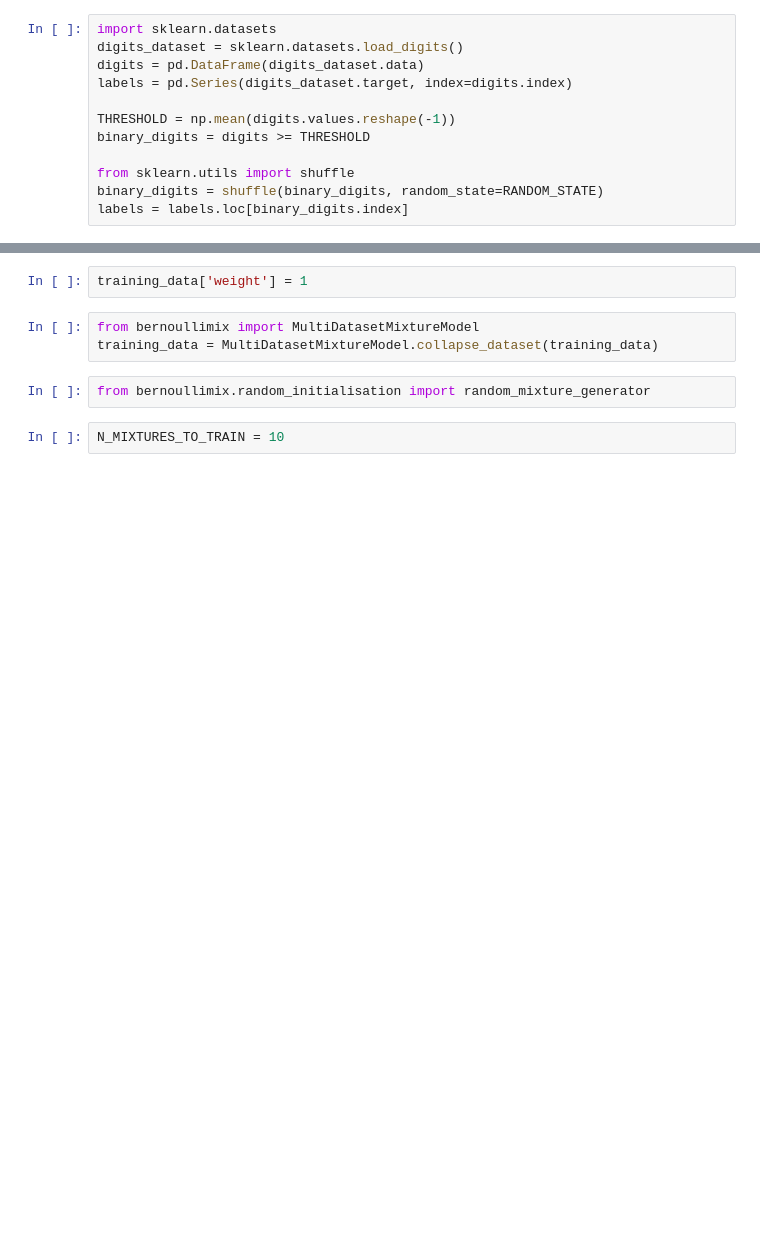
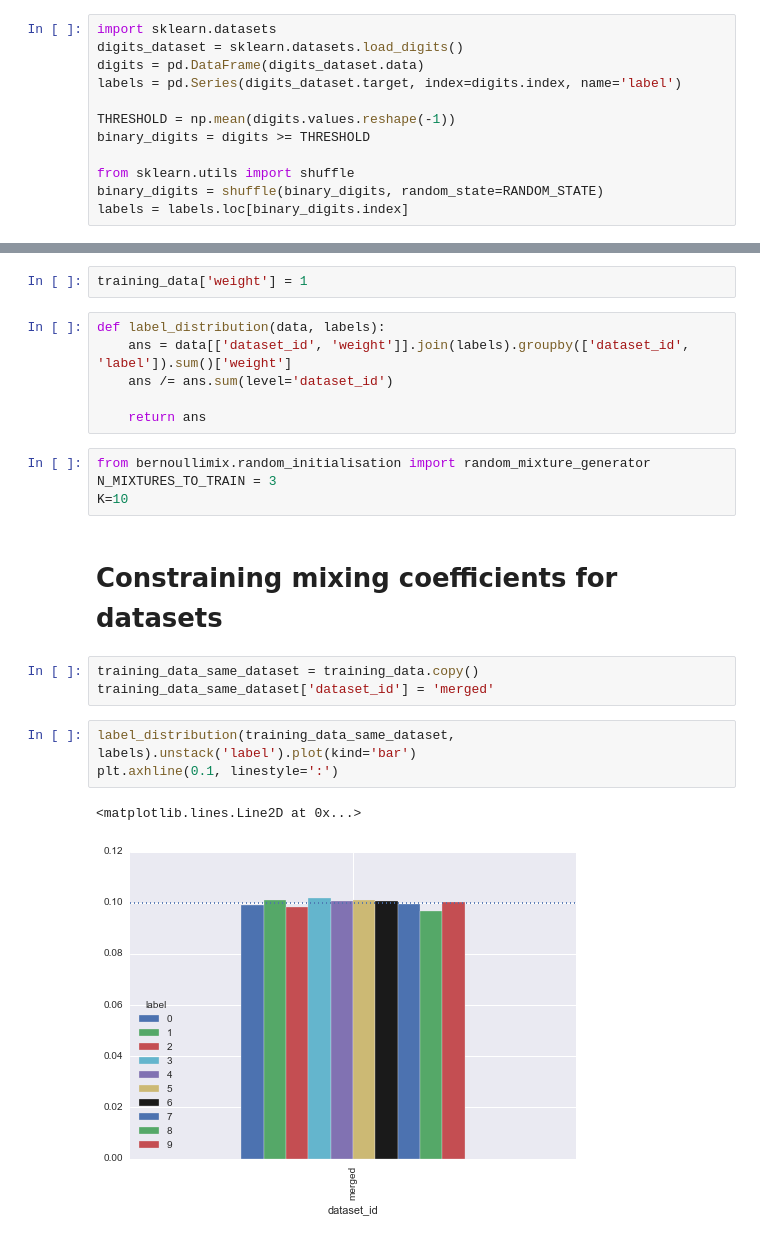
Before and after one commit to lukauskas/bernoulli-mixture-model, a Jupyter notebook: notebooks/Proof of Concept (more realistic).ipynb, the cells around one changed output, grey strips where cells are left out. Cells and saved outputs as stored; diff of their text form; blank space fills up the shorter version.

```diff
--- a/notebooks/Proof of Concept (more realistic).ipynb
+++ b/notebooks/Proof of Concept (more realistic).ipynb
@@ -10,7 +14,7 @@ RANDOM_STATE = 112
 import sklearn.datasets
 digits_dataset = sklearn.datasets.load_digits()
 digits = pd.DataFrame(digits_dataset.data)
-labels = pd.Series(digits_dataset.target, index=digits.index)
+labels = pd.Series(digits_dataset.target, index=digits.index, name='label')
 
 THRESHOLD = np.mean(digits.values.reshape(-1))
 binary_digits = digits >= THRESHOLD
@@ -45,10 +49,24 @@ even_missing['dataset_id'] = 'even_missing'
 training_data = pd.concat((up_missing, bottom_missing, even_missing))
 # %%
 training_data['weight'] = 1
-# %%
-from bernoullimix import MultiDatasetMixtureModel
-training_data = MultiDatasetMixtureModel.collapse_dataset(training_data)
+# %%
+def label_distribution(data, labels):
+    ans = data[['dataset_id', 'weight']].join(labels).groupby(['dataset_id', 'label']).sum()['weight']
+    ans /= ans.sum(level='dataset_id')
+
+    return ans
 # %%
 from bernoullimix.random_initialisation import random_mixture_generator
+N_MIXTURES_TO_TRAIN = 3
+K=10
-# %%
-N_MIXTURES_TO_TRAIN = 10
+# %% [markdown]
+# Constraining mixing coefficients for datasets
+# %%
+training_data_same_dataset = training_data.copy()
+training_data_same_dataset['dataset_id'] = 'merged'
+# %%
+label_distribution(training_data_same_dataset, labels).unstack('label').plot(kind='bar')
+plt.axhline(0.1, linestyle=':')
+# %% [output]
+<matplotlib.lines.Line2D at 0x...>
+[figure, added]
```
Also changed, not shown: parts of 14 cells of this notebook.
